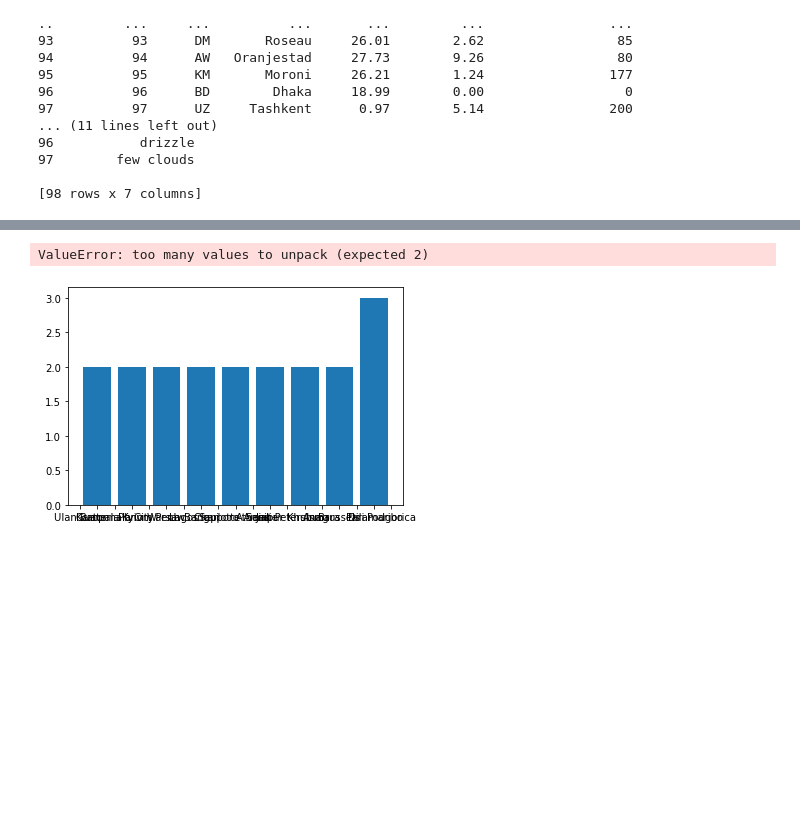
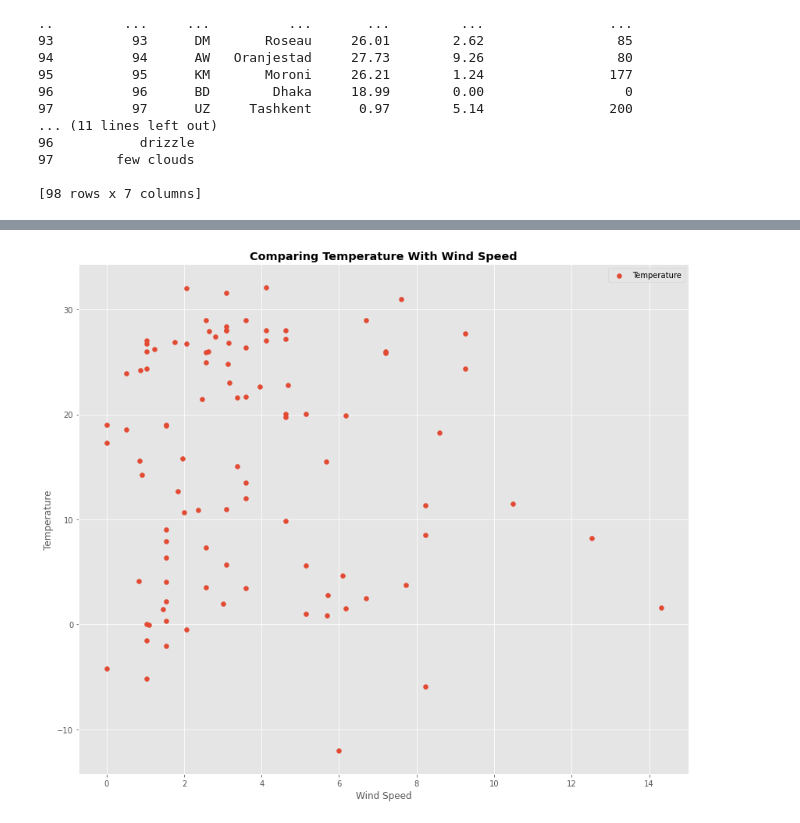
Before and after one commit to Emedion/Weather-Data-Analysis, a Jupyter notebook: weather analysis.ipynb, the cells around one changed output, grey strips where cells are left out. Cells and saved outputs as stored; diff of their text form; code cells hidden in the pictures; blank space fills up the shorter version.

Commit message:
Updated the analysis part; Compared WindSpeed with Temperature

```diff
--- a/weather analysis.ipynb
+++ b/weather analysis.ipynb
@@ -174,33 +307,21 @@ KeyError: "None of [Index(['Abu Dhabi', 'Amman', 'Amsterdam', 'Antananarivo', 'A
 # %%
-import matplotlib.pyplot as plt
+# Comparing the temperature with wind speed
+import numpy as np
 
 
+fig, ax = plt.subplots(figsize=(14, 12))
 
-# y = data['Temp(°C)']
-# x = data['City']
+ax.scatter(data['Wind Speed'], data['Temp(°C)'])
+# Add a title and labels for x and y axes
+ax.set_xlabel("Wind Speed")
+ax.set_ylabel("Temperature")
+ax.set_title("Comparing Temperature With Wind Speed", fontweight="bold")
+z = np.polyfit(data['Wind Speed'], data['Temp(°C)'], 1)
+p  = np.poly1d(z)
+# plt.plot(data['Temp (°C)'], p(data['Temp (°C)']), color='black')
 
-# plt.bar(x, y,width = 2)
-# plt.show()
-# temperatures = data['Temp(°C)'].tolist()
-cities = data['City'].tolist()
-plt.hist(temperatures, bins=range(10, 30, 2), align="left", rwidth=0.8)
-# plt.xlim([10, 29])
-plt.ylim('')
-plt.title("Histogram of Temperatures")
-plt.grid(True)
+plt.legend(["Temperature", "Wind Speed"])
+
 plt.show()
-# cities_temps = data.groupby(['City'])['Temp(°C)'].mean().reset_index()
-# cities_temps["City"].plot(kind='bar', xlabel = 'City', ylabel = 'Temp(°C)', rot=0)
-
-
-# plt.bar(x=data['City'], y=data["Temp(°C)"])
-# location_temps = data.groupby(['City'])['Temp(°C)'].mean().reset_index()
-# fig, ax = plt.subplots()
-# ax = location_temps.plot(kind='bar', x='City', height=40)
-# ax.set_title('Temparature Distribution by City')
-# ax.set_xlabel("City")
-# ax.set_ylabel('Temperature($^circ$C)')
-# plt.show()
 # %% [output]
-ValueError: too many values to unpack (expected 2)
-[figure, old version]
+[figure, new version]
```
Also changed, not shown: parts of 11 cells of this notebook.
